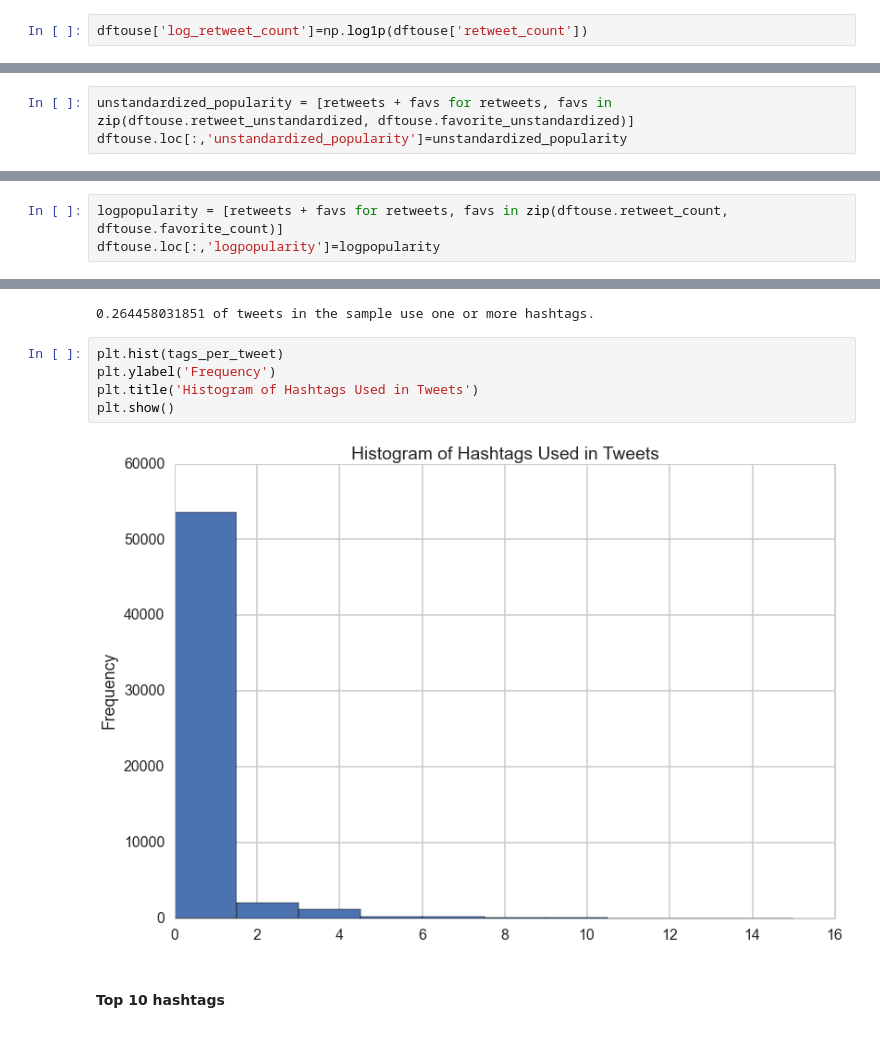
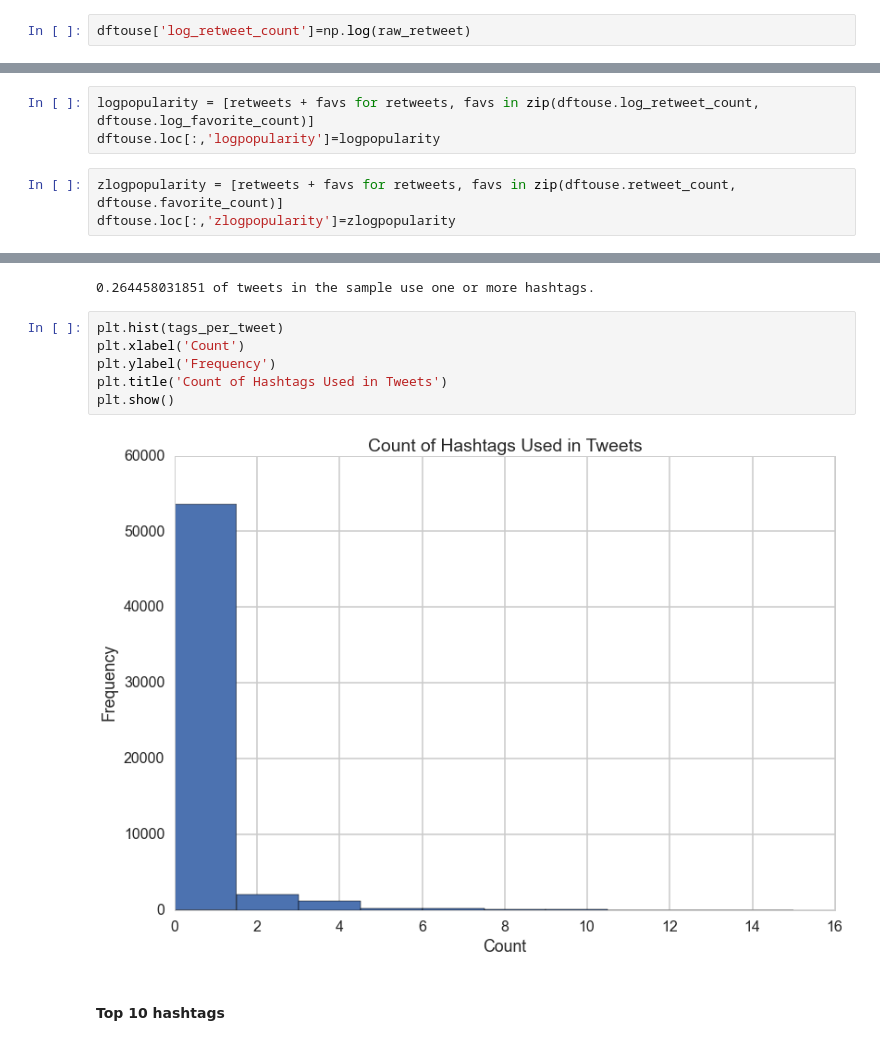
Before and after one commit to belindazeng/goingviral, a Jupyter notebook: goingviral.ipynb, the cells around one changed output, grey strips where cells are left out. Drawn from its saved outputs; the diff is of its cells as text.

```diff
--- a/goingviral.ipynb
+++ b/goingviral.ipynb
@@ -449,5 +456,5 @@ plt.show()
 # %% [markdown]
 ### Transforming Retweets
 # %%
-dftouse['log_retweet_count']=np.log1p(dftouse['retweet_count'])
+dftouse['log_retweet_count']=np.log(raw_retweet)
 # %%
@@ -514,9 +513,6 @@ favorite_std = favorite_stats[2]
 Given these statistics on retweet_count and favorite_count, we realize we want to standardize these two for use later on, otherwise since there are way more retweets than favorites, retweets would get weighted more heavily.
 # %%
 dftouse = dftouse.rename(columns={'retweet_count': 'retweet_unstandardized', 'favorite_count': 'favorite_unstandardized'})
-# %%
-unstandardized_popularity = [retweets + favs for retweets, favs in zip(dftouse.retweet_unstandardized, dftouse.favorite_unstandardized)]
-dftouse.loc[:,'unstandardized_popularity']=unstandardized_popularity
 # %% [markdown]
 ### Create standardized retweet_count and favorite_count
 # %% [markdown]
@@ -558,6 +565,9 @@ Name: favorite_count, dtype: float64
 # %% [markdown]
 Now we recalculate popularity, but in the same way as before.
 # %%
-logpopularity = [retweets + favs for retweets, favs in zip(dftouse.retweet_count, dftouse.favorite_count)]
+logpopularity = [retweets + favs for retweets, favs in zip(dftouse.log_retweet_count, dftouse.log_favorite_count)]
 dftouse.loc[:,'logpopularity']=logpopularity
+# %%
+zlogpopularity = [retweets + favs for retweets, favs in zip(dftouse.retweet_count, dftouse.favorite_count)]
+dftouse.loc[:,'zlogpopularity']=zlogpopularity
 # %%
@@ -600,11 +612,12 @@ print str(tagfrac)+" of tweets in the sample use one or more hashtags."
 0.264458031851 of tweets in the sample use one or more hashtags.
 # %%
 plt.hist(tags_per_tweet)
+plt.xlabel('Count')
 plt.ylabel('Frequency')
-plt.title('Histogram of Hashtags Used in Tweets')
+plt.title('Count of Hashtags Used in Tweets')
 plt.show()
 # %% [output]
-[figure, old version]
+[figure, new version]
 # %% [markdown]
 #### Top 10 hashtags
 # %% [markdown]
```
Also changed, not shown: parts of 55 cells of this notebook.
